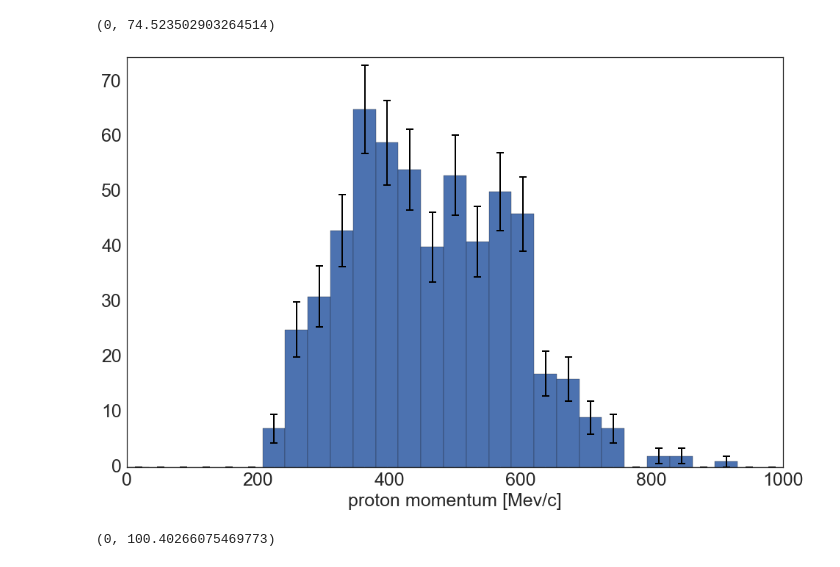
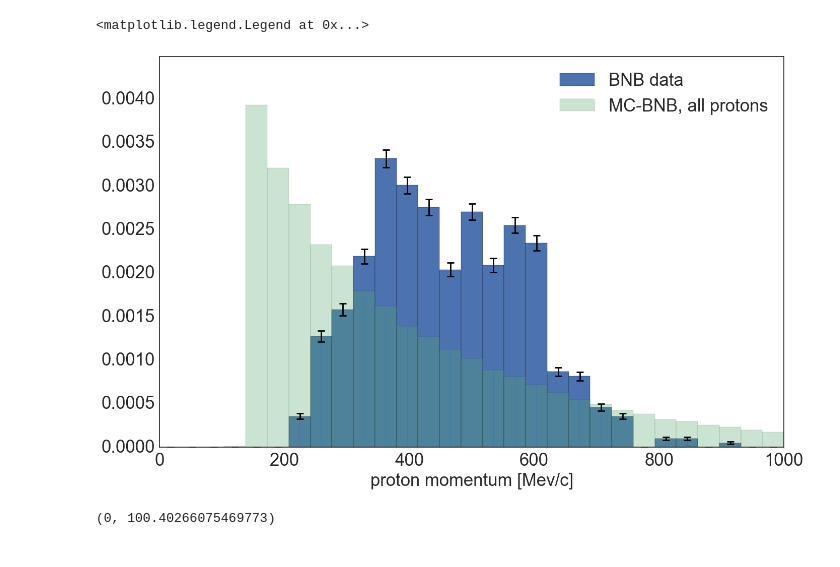
Before and after one commit to erezcoh4/AnalysisTreesInformation, a Jupyter notebook: AnaTreesPackage/notebooks/CCQE_events_anafile_plos.ipynb, the cells around one changed output. Cells and saved outputs as stored; diff of their text form; code cells hidden in the pictures.

```diff
--- a/AnaTreesPackage/notebooks/CCQE_events_anafile_plos.ipynb
+++ b/AnaTreesPackage/notebooks/CCQE_events_anafile_plos.ipynb
@@ -5,16 +11,24 @@ from notebooks_tools import *
 # %%
 data = pd.read_csv('/Users/erezcohen/Desktop/uBoone/analysis/AnaFiles/BNB_ANA/Features_larlite_BNB5e19_mu-p_maxp_pscore0.9_Dec2016.csv')
 mixed = pd.read_csv('/Users/erezcohen/Desktop/uBoone/analysis/AnaFiles/BNB_ANA/Features_larlite_BNB5e19_mu-p_maxp_pscore0.9_Dec2016_mixed.csv')
+# %%
+MCBNB_gen = pd.read_csv('/Users/erezcohen/Desktop/uBoone/AnalysisTreesAna/FeaturesFiles/g4_features_MC_BNB_AnalysisTrees.csv')
+MCBNB_gen_protons = MCBNB_gen[(MCBNB_gen.pdg==2212) & (MCBNB_gen.primary==1)]
 # %%
+bins=np.linspace(0,1000,30)
 ax , h , bins , patches = plot_1d_hist( data.p_P ,
-                                       bins=np.linspace(0,1000,30) ,
-                                       xlabel='proton momentum [Mev/c]' , figsize=(16,10));
+                                       bins=bins ,
+                                       xlabel='proton momentum [Mev/c]' , figsize=(16,10)
+                                      ,normed=1
+                                      ,label='BNB data');
+plt.hist(1000*MCBNB_gen_protons.P,bins=bins,normed=1,alpha=0.3,label='MC-BNB, all protons')
 mid = 0.5*(bins[1:] + bins[:-1])
-ax.bar(mid, h, yerr=np.sqrt(h), linewidth=0,error_kw=dict(ecolor='black', lw=2, capsize=5, capthick=2))
-ax.set_ylim(0,1.02*np.max(h+np.sqrt(h)))
+ax.bar(mid, h, yerr=np.sqrt(h)/len(data.p_P), linewidth=0,error_kw=dict(ecolor='black', lw=2, capsize=5, capthick=2))
+ax.set_ylim(0,1.02*np.max(h+np.sqrt(h)/len(data.p_P))+0.001)
+plt.legend(fontsize=25)
 # %% [output]
-(0, 74.523502903264514)
+<matplotlib.legend.Legend at 0x...>
-[figure, old version]
+[figure, new version]
 # %%
 ax , h , bins , patches = plot_1d_hist( data.mu_P ,
                                        bins=np.linspace(0,1000,30) ,
```
Also changed, not shown: parts of 1 cell of this notebook, 8 other files.
